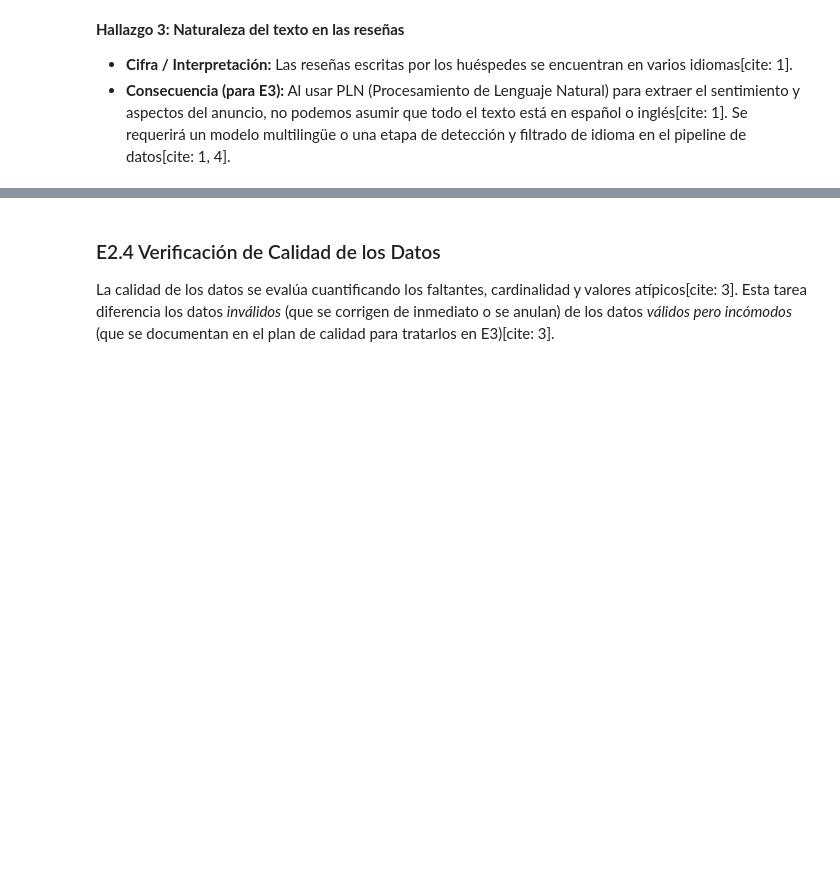
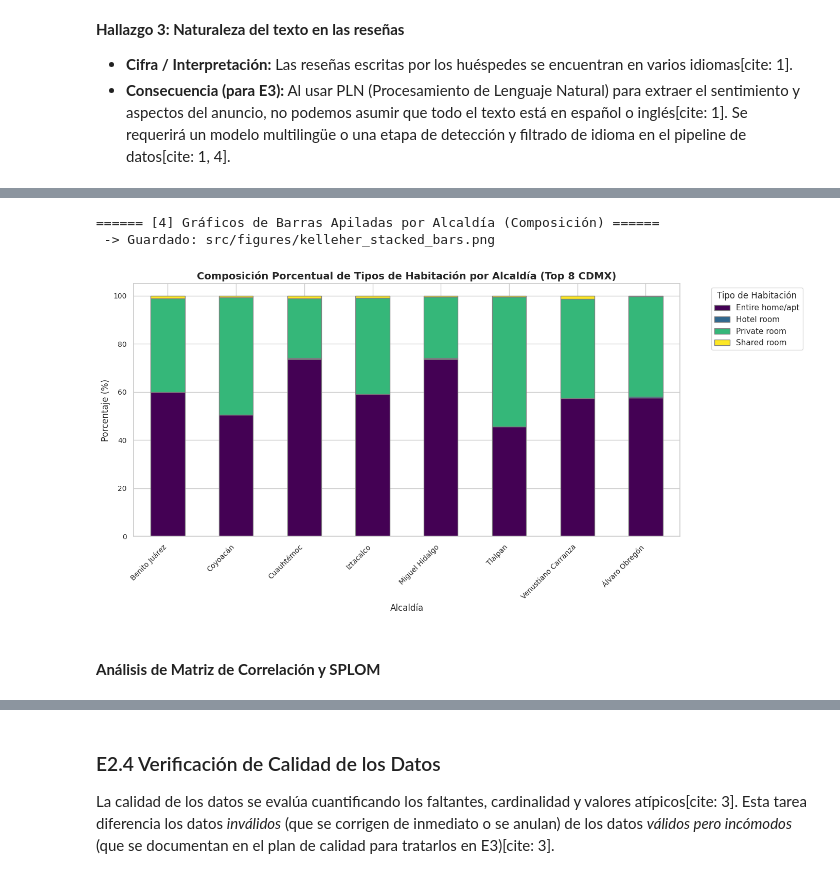
Before and after one commit to josenomberto/UTEC-CDIAV3-MCD8015, a Jupyter notebook: src/01_eda.ipynb, the cells around one changed output, grey strips where cells are left out. Saved outputs shown, nothing was run; the diff lists cells and outputs as text; code cells hidden in the pictures; blank space fills up the shorter version.

```diff
--- a/src/01_eda.ipynb
+++ b/src/01_eda.ipynb
@@ -257,0 +353,39 @@ dtype: object
+# %%
+def analyze_bar_charts(df):
+    """
+    Kelleher § 3.4: Gráficos de barras múltiples y apiladas (Stacked/Multiple Bar Charts).
+    Analiza la composición interna de room_type en las alcaldías más representativas de CDMX.
+    """
+    print("\n====== [4] Gráficos de Barras Apiladas por Alcaldía (Composición) ======")
+
+    # Top 8 alcaldías por volumen de anuncios
+    top_8_neigh = df['neighbourhood_cleansed'].value_counts().nlargest(8).index
+    df_top_8 = df[df['neighbourhood_cleansed'].isin(top_8_neigh)]
+
+    # Tabla de contingencia cruzada
+    ct = pd.crosstab(df_top_8['neighbourhood_cleansed'], df_top_8['room_type'], normalize='index') * 100
+
+    # Graficar barra apilada al 100%
+    ax = ct.plot(kind='bar', stacked=True, figsize=(14, 7), colormap='viridis', edgecolor='grey')
+    fig = ax.figure # Get the figure object from the axes
+    plt.title("Composición Porcentual de Tipos de Habitación por Alcaldía (Top 8 CDMX)", fontsize=14, weight='bold')
+    plt.xlabel("Alcaldía")
+    plt.ylabel("Porcentaje (%)")
+    plt.xticks(rotation=45, ha='right')
+    plt.legend(title="Tipo de Habitación", bbox_to_anchor=(1.05, 1), loc='upper left')
+
+    path = os.path.join(OUTPUT_IMG_DIR, "kelleher_stacked_bars.png")
+    plt.savefig(path, dpi=150, bbox_inches='tight')
+    # plt.show()
+    plt.close(fig) # Close the figure after saving, before returning
+    print(f" -> Guardado: {path}")
+    return fig
+# %%
+fig_bar = analyze_bar_charts(df_listings)
+display(fig_bar)
+# %% [output]
+====== [4] Gráficos de Barras Apiladas por Alcaldía (Composición) ======
+ -> Guardado: src/figures/kelleher_stacked_bars.png
+[figure, added]
+# %% [markdown]
+#### **Análisis de Matriz de Correlación y SPLOM**
```
Also changed, not shown: parts of 28 cells of this notebook.
